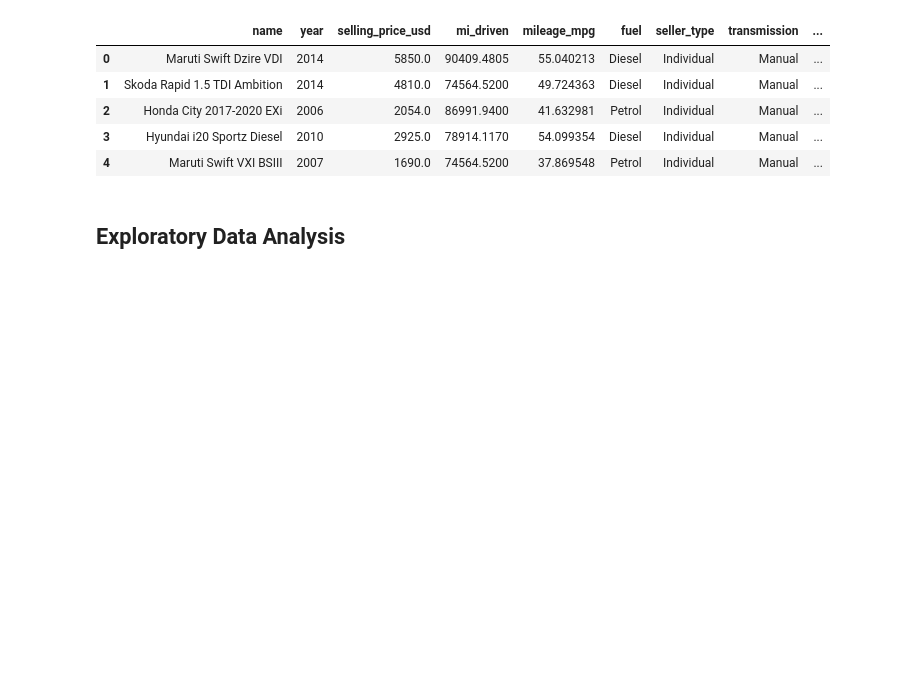
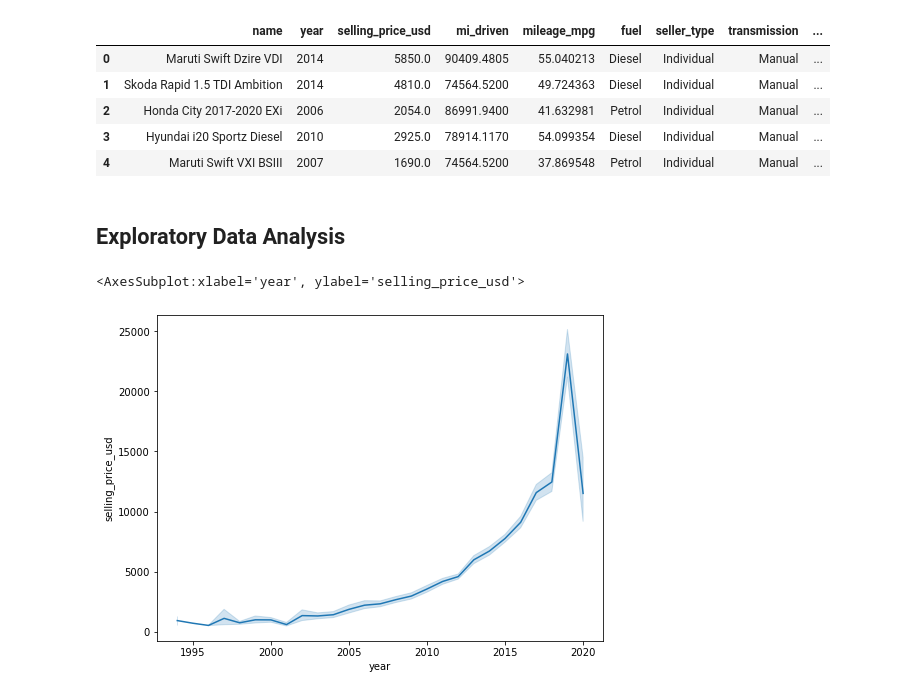
Before and after one commit to rylewww/Vehicle-Regression-Analysis, a Jupyter notebook: Car-Price-Cleaning-EDA.ipynb, the cells around one changed output. Saved outputs shown, nothing was run; the diff lists cells and outputs as text; code cells hidden in the pictures; blank space fills up the shorter version.

```diff
--- a/Car-Price-Cleaning-EDA.ipynb
+++ b/Car-Price-Cleaning-EDA.ipynb
@@ -138,3 +139,9 @@ df.head()
 | 4 | Maruti Swift VXI BSIII | 2007 | 1690.0 | 74564.5200 | 37.869548 | Petrol | Individual | Manual | ... |
 # %% [markdown]
 ## Exploratory Data Analysis
+# %%
+fig, ax = plt.subplots(figsize = (8,6))
+sns.lineplot(x = df['year'], y = df['selling_price_usd'])
+# %% [output]
+<AxesSubplot:xlabel='year', ylabel='selling_price_usd'>
+[figure, added]
```
Also changed, not shown: parts of 8 cells of this notebook.
